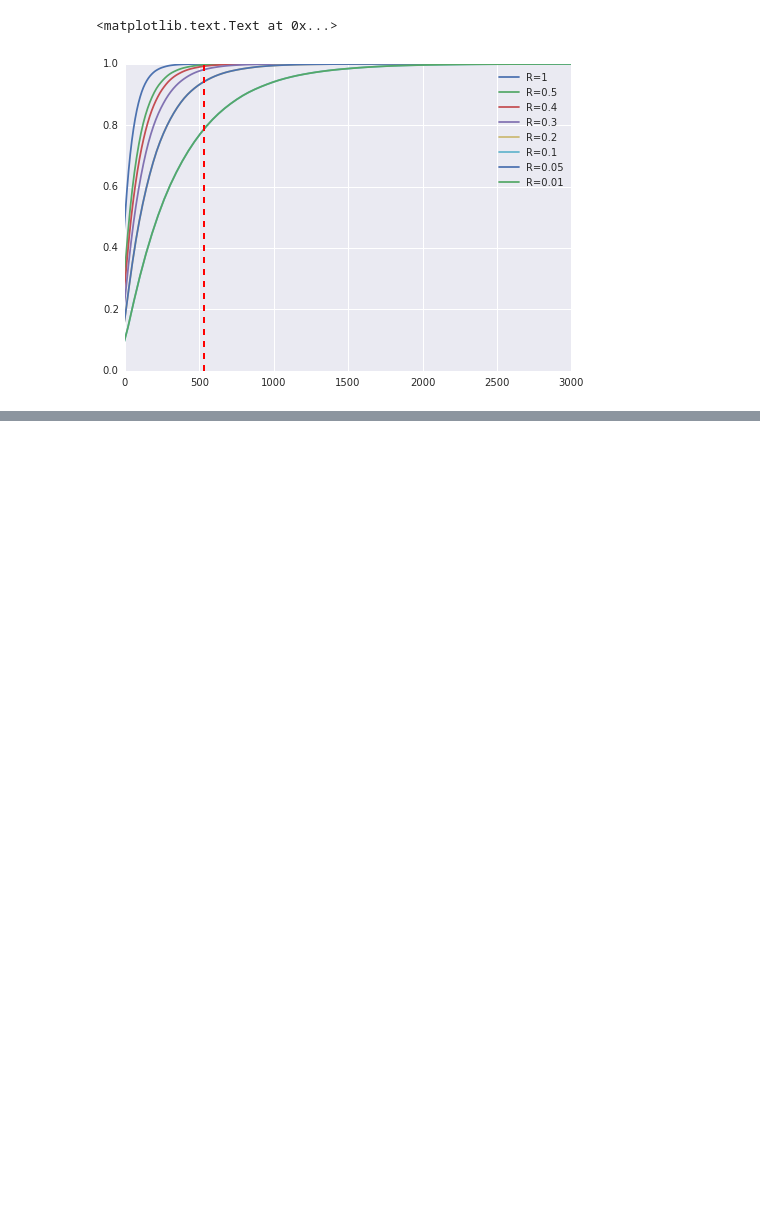
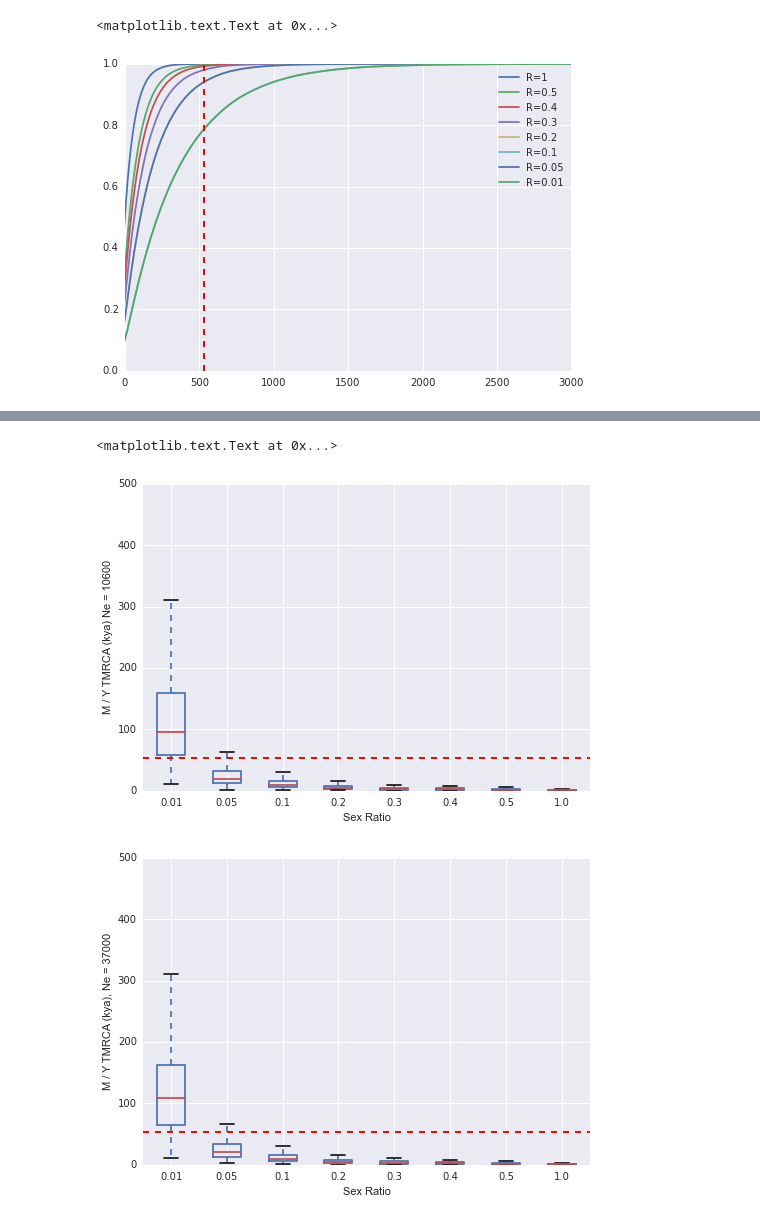
Before and after one commit to moetjens/ChimpY, a Jupyter notebook: TMRCA_Distribution.ipynb, the cells around one changed output, grey strips where cells are left out. Drawn from its saved outputs; the diff is of its cells as text; code cells hidden in the pictures; blank space fills up the shorter version.

```diff
--- a/TMRCA_Distribution.ipynb
+++ b/TMRCA_Distribution.ipynb
@@ -334,0 +342,77 @@ For R = 1.00, 0.0200 percent are greater than 529 ky
+# %%
+numDraws = 1000
+
+Ne = 10600
+
+g = 25/1000.
+
+rVals = [0.01,0.05,0.1,0.2,0.3,0.4,0.5,1]
+NeVals = {}
+ratio = {}
+for r in rVals:
+    y,m = effectiveChroms(r,Ne)
+    NeVals[r] = [y,m]
+    ratio[r] = []
+
+# setup the lists
+for i in xrange(numDraws):
+    for r in rVals:
+        ytmrca = tmrca_k((NeVals[r][0]),100)*baka_g
+        mtmrca = tmrca_k((NeVals[r][1]),100)*baka_g
+        d = mtmrca/ytmrca
+        ratio[r].append(d)
+
+# make plot
+
+ratioDF = pd.DataFrame(ratio)
+#ratioDF.describe()
+
+ratioPlot1 = ratioDF.plot(kind='box')
+obsRatio = 53.9
+
+plt.axhline(y=obsRatio, linewidth=2, color='red',linestyle='--')
+
+ratioPlot1.set_ylim([-0,500])
+ratioPlot1.set_ylabel('M / Y TMRCA (kya) Ne = 10600')
+ratioPlot1.set_xlabel('Sex Ratio')
+
+
+numDraws = 1000
+
+Ne = 37000
+
+g = 25/1000.
+
+rVals = [0.01,0.05,0.1,0.2,0.3,0.4,0.5,1]
+NeVals = {}
+ratio = {}
+for r in rVals:
+    y,m = effectiveChroms(r,Ne)
+    NeVals[r] = [y,m]
+    ratio[r] = []
+
+# setup the lists
+for i in xrange(numDraws):
+    for r in rVals:
+        ytmrca = tmrca_k((NeVals[r][0]),100)*baka_g
+        mtmrca = tmrca_k((NeVals[r][1]),100)*baka_g
+        d = mtmrca/ytmrca
+        ratio[r].append(d)
+
+# make plot
+
+ratioDF = pd.DataFrame(ratio)
+#ratioDF.describe()
+
+ratioPlot2 = ratioDF.plot(kind='box')
+obsRatio = 53.9
+
+plt.axhline(y=obsRatio, linewidth=2, color='red',linestyle='--')
+
+ratioPlot2.set_ylim([-0,500])
+ratioPlot2.set_ylabel('M / Y TMRCA (kya), Ne = 37000')
+ratioPlot2.set_xlabel('Sex Ratio')
+# %% [output]
+<matplotlib.text.Text at 0x...>
+[figure, added]
+[figure, added]
```
Also changed, not shown: parts of 14 cells of this notebook.
